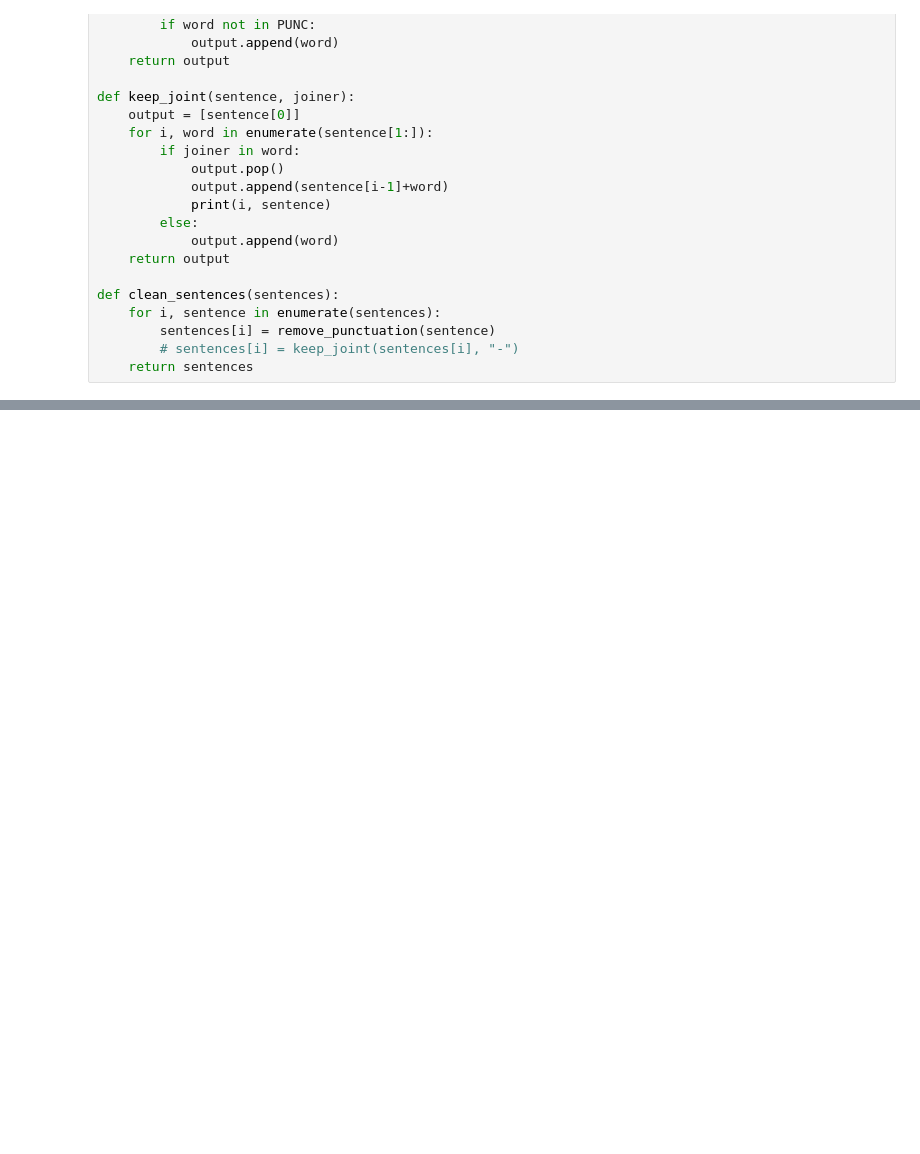
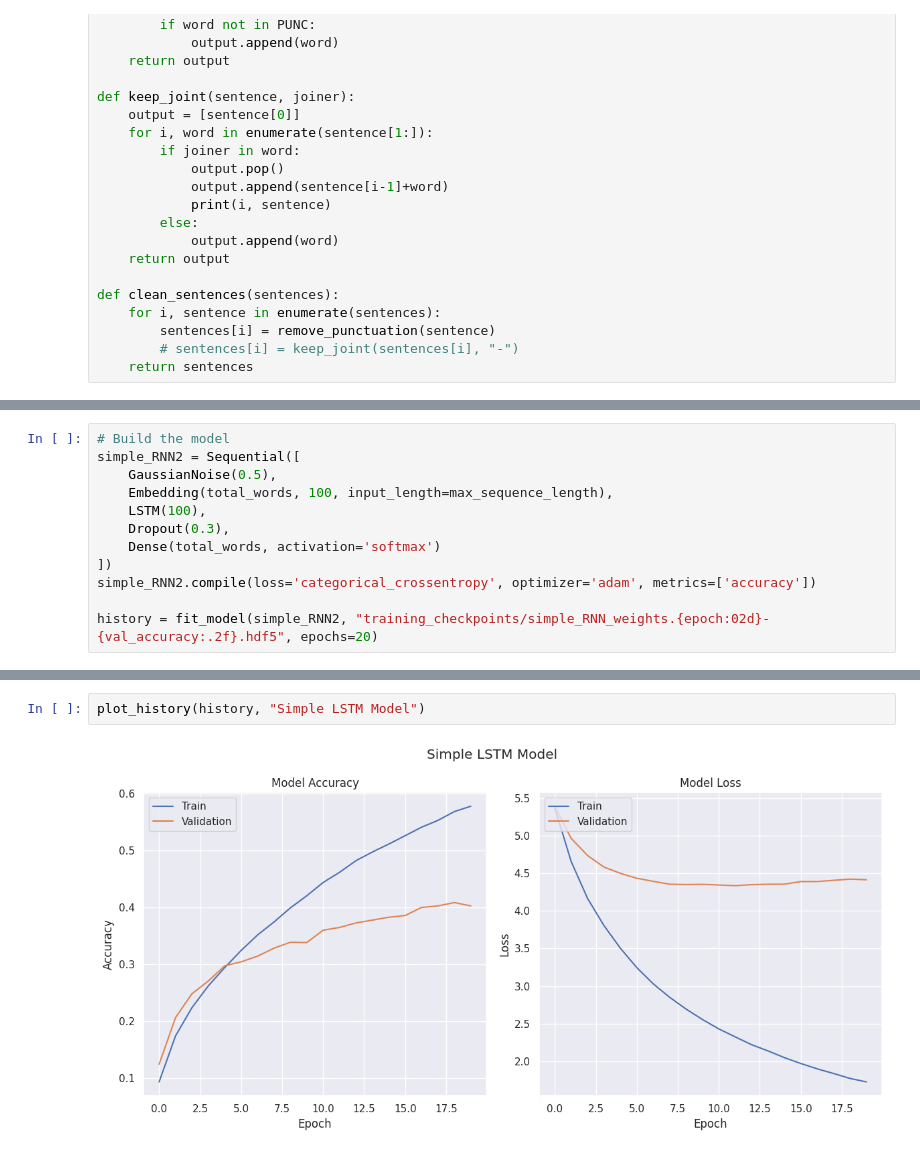
Before and after one commit to glennwuwu/next-word-predictor-rnn, a Jupyter notebook: RNN.ipynb, the cells around one changed output, grey strips where cells are left out. Drawn from its saved outputs; the diff is of its cells as text; blank space fills up the shorter version.

```diff
--- a/RNN.ipynb
+++ b/RNN.ipynb
@@ -322,0 +426,12 @@ def plot_history(history):
+# %%
+# Build the model
+simple_RNN2 = Sequential([
+    GaussianNoise(0.5),
+    Embedding(total_words, 100, input_length=max_sequence_length),
+    LSTM(100),
+    Dropout(0.3),
+    Dense(total_words, activation='softmax')
+])
+simple_RNN2.compile(loss='categorical_crossentropy', optimizer='adam', metrics=['accuracy'])
+
+history = fit_model(simple_RNN2, "training_checkpoints/simple_RNN_weights.{epoch:02d}-{val_accuracy:.2f}.hdf5", epochs=20)
@@ -322,0 +456,4 @@ def plot_history(history):
+# %%
+plot_history(history, "Simple LSTM Model")
+# %% [output]
+[figure, added]
```
Also changed, not shown: parts of 28 cells of this notebook, 4 other files.
